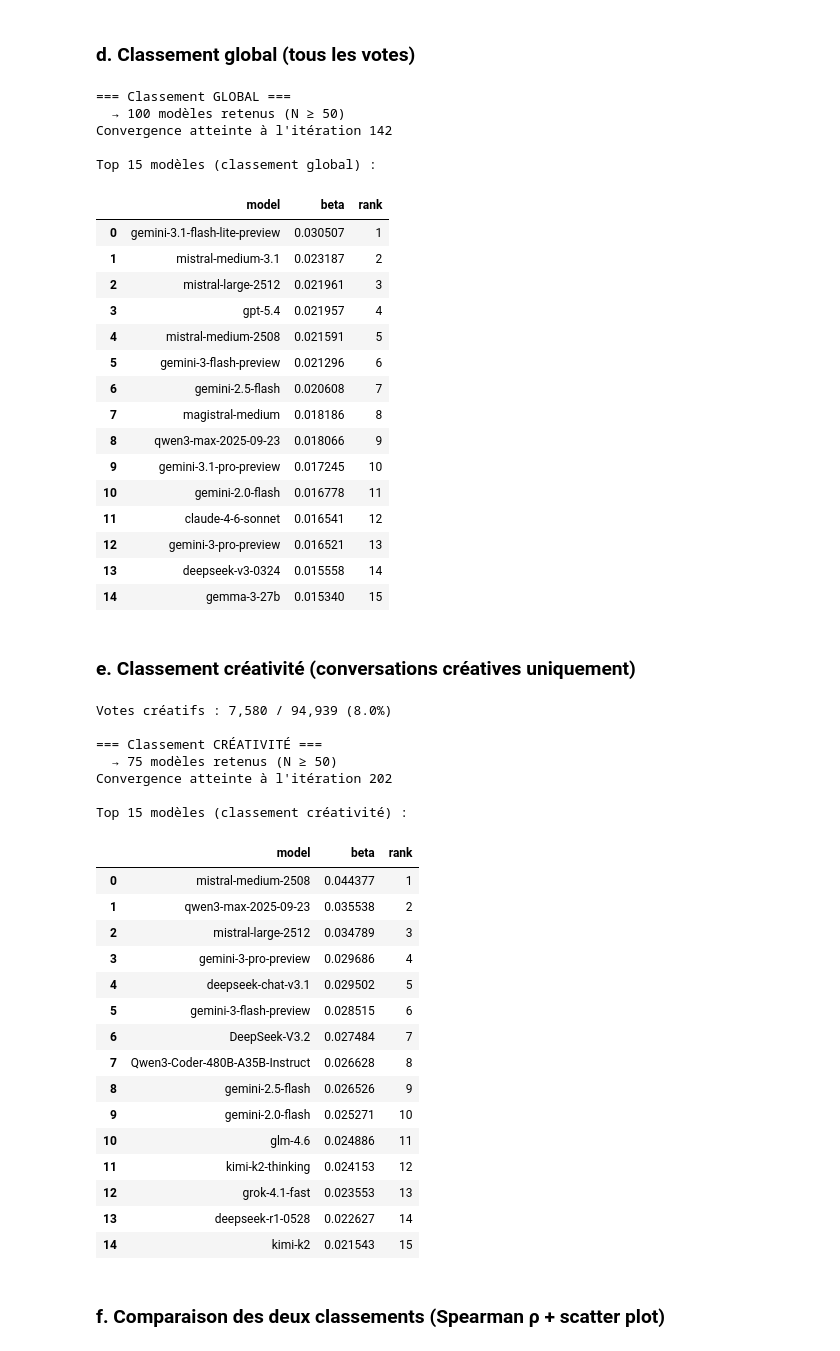
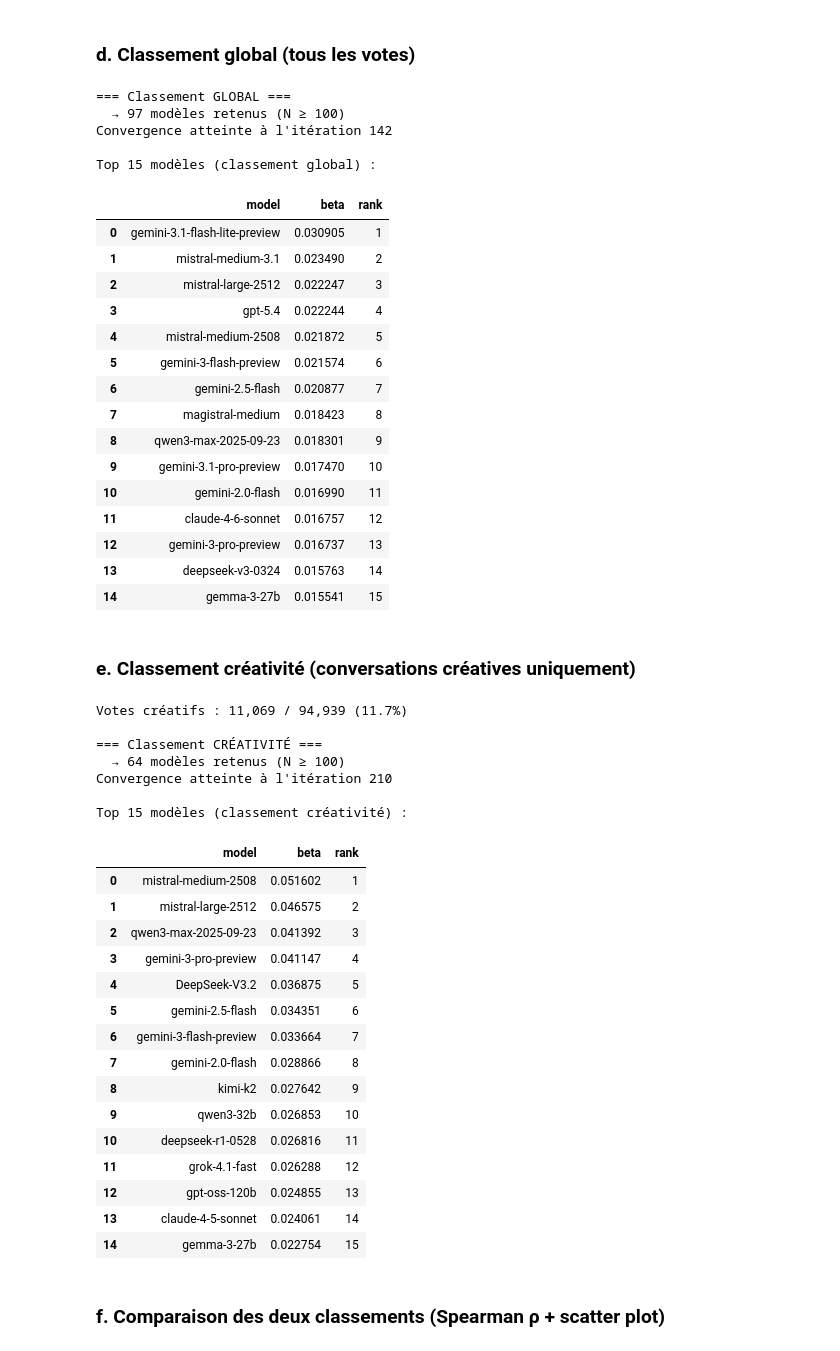
Before and after one commit to SarahL-1720/llm-creativity-eval, a Jupyter notebook: question2.ipynb, the cells around one changed output. Saved outputs shown, nothing was run; the diff lists cells and outputs as text; code cells hidden in the pictures.

```diff
--- a/question2.ipynb
+++ b/question2.ipynb
@@ -271,7 +263,7 @@ def compute_ranking(W, models, N_min=50):
 # %% [markdown]
 ### d. Classement global (tous les votes)
 # %%
-N_MIN = 50   # seuil empirique déterminé ci-dessus
+N_MIN = 100   # seuil empirique déterminé ci-dessus
 
 print("=== Classement GLOBAL ===")
 W_global, models_global = build_win_matrix(df_votes_no_ex_aequo)
@@ -281,67 +273,67 @@ print("\nTop 15 modèles (classement global) :")
 display(df_rank_global.head(15))
 # %% [output]
 === Classement GLOBAL ===
-  → 100 modèles retenus (N ≥ 50)
+  → 97 modèles retenus (N ≥ 100)
 Convergence atteinte à l'itération 142
 
 Top 15 modèles (classement global) :
 |  | model | beta | rank |
-| 0 | gemini-3.1-flash-lite-preview | 0.030507 | 1 |
-| 1 | mistral-medium-3.1 | 0.023187 | 2 |
-| 2 | mistral-large-2512 | 0.021961 | 3 |
-| 3 | gpt-5.4 | 0.021957 | 4 |
-| 4 | mistral-medium-2508 | 0.021591 | 5 |
-| 5 | gemini-3-flash-preview | 0.021296 | 6 |
-| 6 | gemini-2.5-flash | 0.020608 | 7 |
-| 7 | magistral-medium | 0.018186 | 8 |
-| 8 | qwen3-max-2025-09-23 | 0.018066 | 9 |
-| 9 | gemini-3.1-pro-preview | 0.017245 | 10 |
-| 10 | gemini-2.0-flash | 0.016778 | 11 |
-| 11 | claude-4-6-sonnet | 0.016541 | 12 |
-| 12 | gemini-3-pro-preview | 0.016521 | 13 |
-| 13 | deepseek-v3-0324 | 0.015558 | 14 |
-| 14 | gemma-3-27b | 0.015340 | 15 |
+| 0 | gemini-3.1-flash-lite-preview | 0.030905 | 1 |
+| 1 | mistral-medium-3.1 | 0.023490 | 2 |
+| 2 | mistral-large-2512 | 0.022247 | 3 |
+| 3 | gpt-5.4 | 0.022244 | 4 |
+| 4 | mistral-medium-2508 | 0.021872 | 5 |
+| 5 | gemini-3-flash-preview | 0.021574 | 6 |
+| 6 | gemini-2.5-flash | 0.020877 | 7 |
+| 7 | magistral-medium | 0.018423 | 8 |
+| 8 | qwen3-max-2025-09-23 | 0.018301 | 9 |
+| 9 | gemini-3.1-pro-preview | 0.017470 | 10 |
+| 10 | gemini-2.0-flash | 0.016990 | 11 |
+| 11 | claude-4-6-sonnet | 0.016757 | 12 |
+| 12 | gemini-3-pro-preview | 0.016737 | 13 |
+| 13 | deepseek-v3-0324 | 0.015763 | 14 |
+| 14 | gemma-3-27b | 0.015541 | 15 |
 # %% [markdown]
 ### e. Classement créativité (conversations créatives uniquement)
 # %%
 # Filtre : au moins l'une des deux conversations étiquetée comme créative
-df_votes_creative = df_votes_no_ex_aequo[
-    df_votes_no_ex_aequo['conv_creative_a'] | df_votes_no_ex_aequo['conv_creative_b']
-].copy()
+df_votes_creative = df_votes[
+    df_votes['conv_creative_a'] | df_votes['conv_creative_b']
+].copy() #on reprend tout df_votes
 
 print(f"Votes créatifs : {len(df_votes_creative):,} / {len(df_votes_no_ex_aequo):,} "
       f"({100 * len(df_votes_creative) / len(df_votes_no_ex_aequo):.1f}%)")
 
 print("\n=== Classement CRÉATIVITÉ ===")
 W_creative, models_creative = build_win_matrix(df_votes_creative)
 df_rank_creative = compute_ranking(W_creative, models_creative, N_min=N_MIN)
 
 print("\nTop 15 modèles (classement créativité) :")
 display(df_rank_creative.head(15))
 # %% [output]
-Votes créatifs : 7,580 / 94,939 (8.0%)
+Votes créatifs : 11,069 / 94,939 (11.7%)
 
 === Classement CRÉATIVITÉ ===
-  → 75 modèles retenus (N ≥ 50)
-Convergence atteinte à l'itération 202
+  → 64 modèles retenus (N ≥ 100)
+Convergence atteinte à l'itération 210
 
 Top 15 modèles (classement créativité) :
 |  | model | beta | rank |
-| 0 | mistral-medium-2508 | 0.044377 | 1 |
-| 1 | qwen3-max-2025-09-23 | 0.035538 | 2 |
-| 2 | mistral-large-2512 | 0.034789 | 3 |
-| 3 | gemini-3-pro-preview | 0.029686 | 4 |
-| 4 | deepseek-chat-v3.1 | 0.029502 | 5 |
-| 5 | gemini-3-flash-preview | 0.028515 | 6 |
-| 6 | DeepSeek-V3.2 | 0.027484 | 7 |
-| 7 | Qwen3-Coder-480B-A35B-Instruct | 0.026628 | 8 |
-| 8 | gemini-2.5-flash | 0.026526 | 9 |
-| 9 | gemini-2.0-flash | 0.025271 | 10 |
-| 10 | glm-4.6 | 0.024886 | 11 |
-| 11 | kimi-k2-thinking | 0.024153 | 12 |
-| 12 | grok-4.1-fast | 0.023553 | 13 |
-| 13 | deepseek-r1-0528 | 0.022627 | 14 |
-| 14 | kimi-k2 | 0.021543 | 15 |
+| 0 | mistral-medium-2508 | 0.051602 | 1 |
+| 1 | mistral-large-2512 | 0.046575 | 2 |
+| 2 | qwen3-max-2025-09-23 | 0.041392 | 3 |
+| 3 | gemini-3-pro-preview | 0.041147 | 4 |
+| 4 | DeepSeek-V3.2 | 0.036875 | 5 |
+| 5 | gemini-2.5-flash | 0.034351 | 6 |
+| 6 | gemini-3-flash-preview | 0.033664 | 7 |
+| 7 | gemini-2.0-flash | 0.028866 | 8 |
+| 8 | kimi-k2 | 0.027642 | 9 |
+| 9 | qwen3-32b | 0.026853 | 10 |
+| 10 | deepseek-r1-0528 | 0.026816 | 11 |
+| 11 | grok-4.1-fast | 0.026288 | 12 |
+| 12 | gpt-oss-120b | 0.024855 | 13 |
+| 13 | claude-4-5-sonnet | 0.024061 | 14 |
+| 14 | gemma-3-27b | 0.022754 | 15 |
 # %% [markdown]
 ### f. Comparaison des deux classements (Spearman ρ + scatter plot)
 # %%
```
Also changed, not shown: parts of 45 cells of this notebook.
